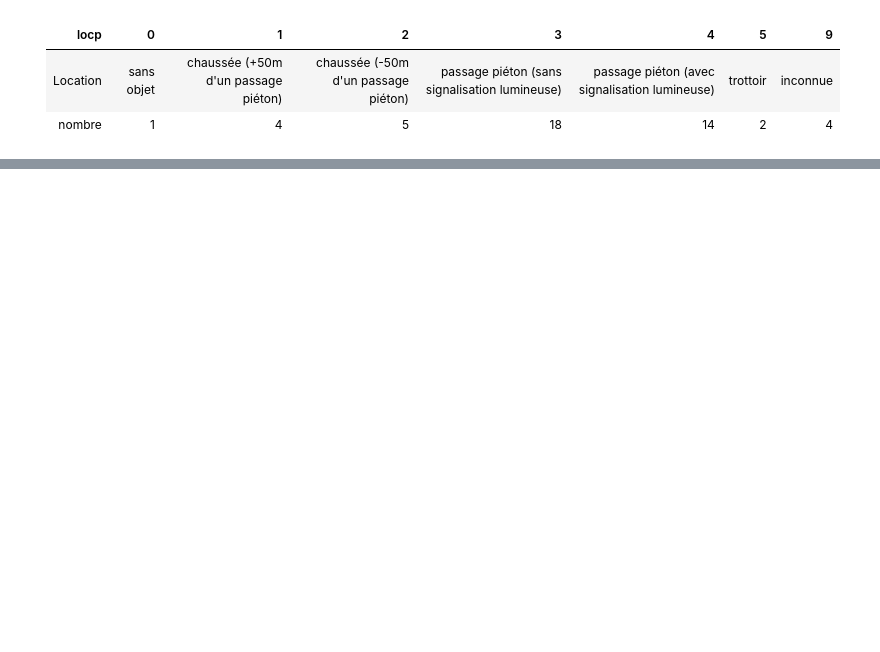
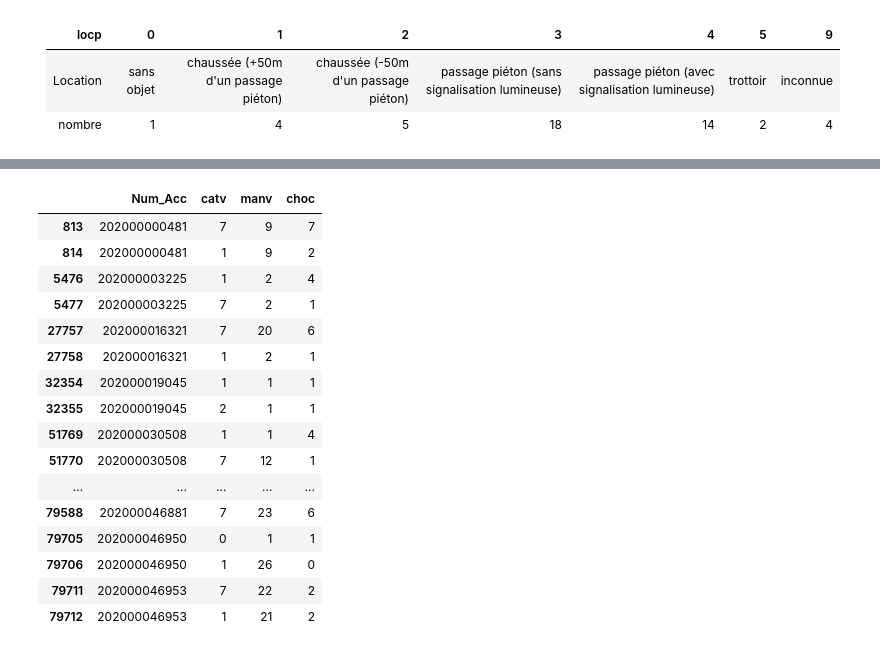
Before and after one commit to thmegy/AccidentsDeLaRoute, a Jupyter notebook: accidents_route.ipynb, the cells around one changed output, grey strips where cells are left out. Drawn from its saved outputs; the diff is of its cells as text; code cells hidden in the pictures; blank space fills up the shorter version.

```diff
--- a/accidents_route.ipynb
+++ b/accidents_route.ipynb
@@ -228,0 +203,6 @@ geopandas.geodataframe.GeoDataFrame
+# %%
+acc_velo = vehic_list[0][vehic_list[0].catv==1].Num_Acc
+velo = vehic_list[0][vehic_list[0].catv==1].id_vehicule
+
+mask_velo_vehic = vehic_list[0]['Num_Acc'].isin(acc_velo)
+mask_velo_usa = usager_list[0]['id_vehicule'].isin(velo)
@@ -228,0 +218,2 @@ geopandas.geodataframe.GeoDataFrame
+# %%
+vehic_velo = vehic_list[0][mask_velo_vehic][['Num_Acc', 'catv', 'manv', 'choc']]
@@ -228,0 +253,20 @@ geopandas.geodataframe.GeoDataFrame
+# %%
+vehic_velo
+# %% [output]
+|  | Num_Acc | catv | manv | choc |
+| 813 | 202000000481 | 7 | 9 | 7 |
+| 814 | 202000000481 | 1 | 9 | 2 |
+| 5476 | 202000003225 | 1 | 2 | 4 |
+| 5477 | 202000003225 | 7 | 2 | 1 |
+| 27757 | 202000016321 | 7 | 20 | 6 |
+| 27758 | 202000016321 | 1 | 2 | 1 |
+| 32354 | 202000019045 | 1 | 1 | 1 |
+| 32355 | 202000019045 | 2 | 1 | 1 |
+| 51769 | 202000030508 | 1 | 1 | 4 |
+| 51770 | 202000030508 | 7 | 12 | 1 |
+| ... | ... | ... | ... | ... |
+| 79588 | 202000046881 | 7 | 23 | 6 |
+| 79705 | 202000046950 | 0 | 1 | 1 |
+| 79706 | 202000046950 | 1 | 26 | 0 |
+| 79711 | 202000046953 | 7 | 22 | 2 |
+| 79712 | 202000046953 | 1 | 21 | 2 |
```
Also changed, not shown: parts of 40 cells of this notebook, 10 other files.
